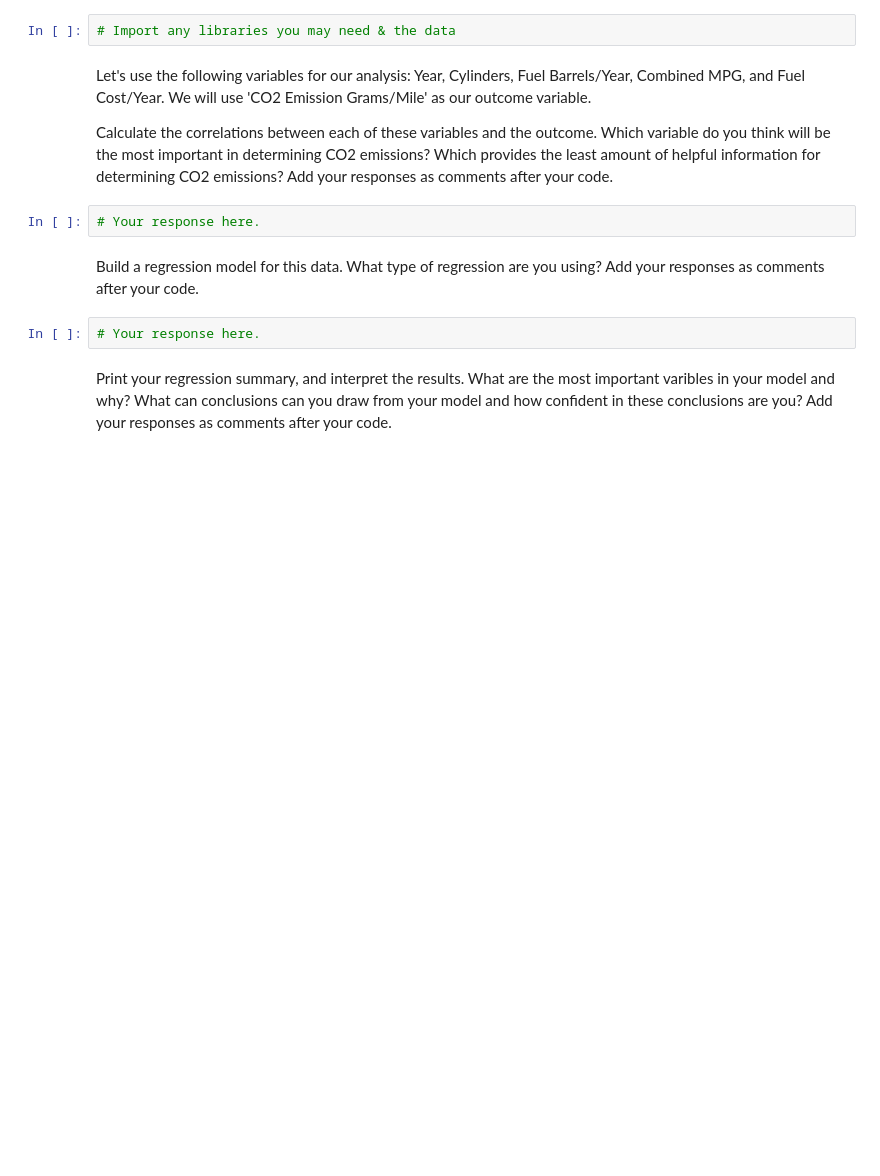
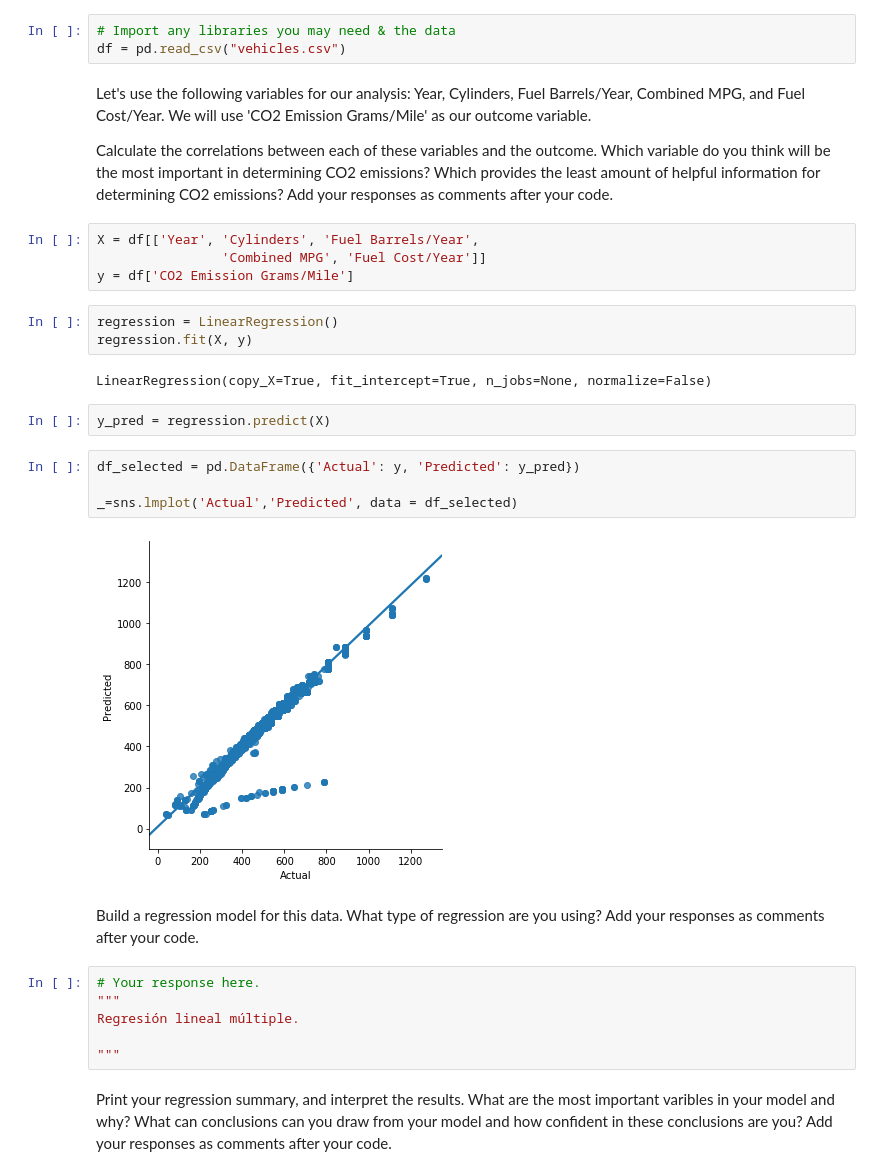
Before and after one commit to ta-datapt-bcn/lab-regression-analysis, a Jupyter notebook: your-code.ipynb, the cells around one changed output. Saved outputs shown, nothing was run; the diff lists cells and outputs as text; blank space fills up the shorter version.

```diff
--- a/your-code.ipynb
+++ b/your-code.ipynb
@@ -59,16 +133,36 @@ Interpret the results of your model. What can conclusions can you draw from your
 For the second part of this lab, we will use the vehicles.csv data set. You can find a copy of the dataset in the git hub folder. This dataset includes variables related to vehicle characteristics, including the model, make, and energy efficiency standards, as well as each car's CO2 emissions. As discussed in class the goal of this exercise is to predict vehicles' CO2 emissions based on several independent variables.
 # %%
 # Import any libraries you may need & the data
+df = pd.read_csv("vehicles.csv")
 # %% [markdown]
 Let's use the following variables for our analysis: Year, Cylinders, Fuel Barrels/Year, Combined MPG, and Fuel Cost/Year. We will use 'CO2 Emission Grams/Mile' as our outcome variable.
 
 Calculate the correlations between each of these variables and the outcome. Which variable do you think will be the most important in determining CO2 emissions? Which provides the least amount of helpful information for determining CO2 emissions? Add your responses as comments after your code.
-# %%
-# Your response here.
+# %%
+X = df[['Year', 'Cylinders', 'Fuel Barrels/Year',
+                'Combined MPG', 'Fuel Cost/Year']]
+y = df['CO2 Emission Grams/Mile']
+# %%
+regression = LinearRegression()
+regression.fit(X, y)
+# %% [output]
+LinearRegression(copy_X=True, fit_intercept=True, n_jobs=None, normalize=False)
+# %%
+y_pred = regression.predict(X)
+# %%
+df_selected = pd.DataFrame({'Actual': y, 'Predicted': y_pred})
+
+_=sns.lmplot('Actual','Predicted', data = df_selected)
+# %% [output]
+[figure, added]
 # %% [markdown]
 Build a regression model for this data. What type of regression are you using? Add your responses as comments after your code.
 # %%
 # Your response here.
+"""
+Regresión lineal múltiple.
+
+"""
 # %% [markdown]
 Print your regression summary, and interpret the results. What are the most important varibles in your model and why? What can conclusions can you draw from your model and how confident in these conclusions are you? Add your responses as comments after your code.
 # %%
```
Also changed, not shown: parts of 16 cells of this notebook.
